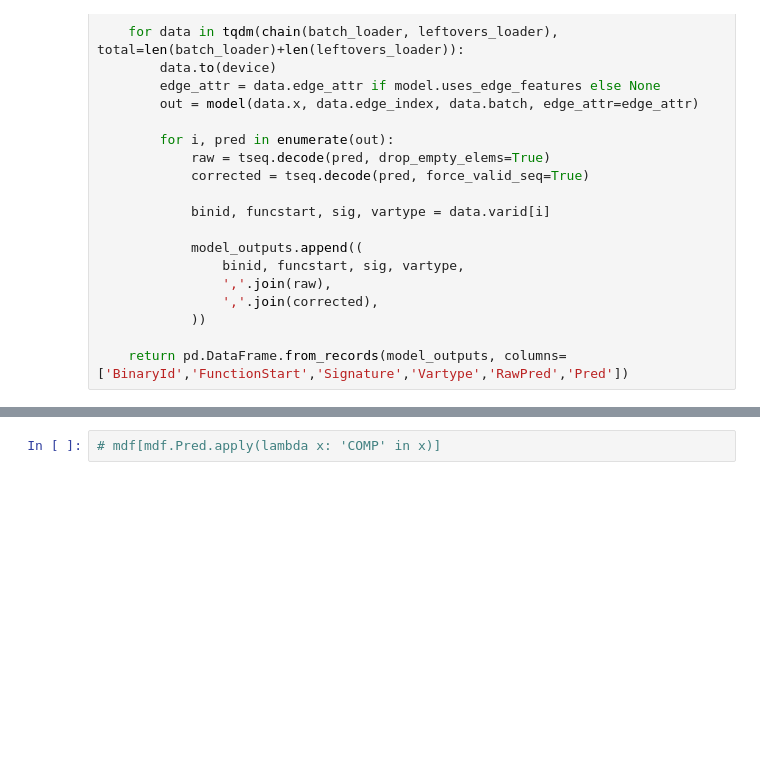
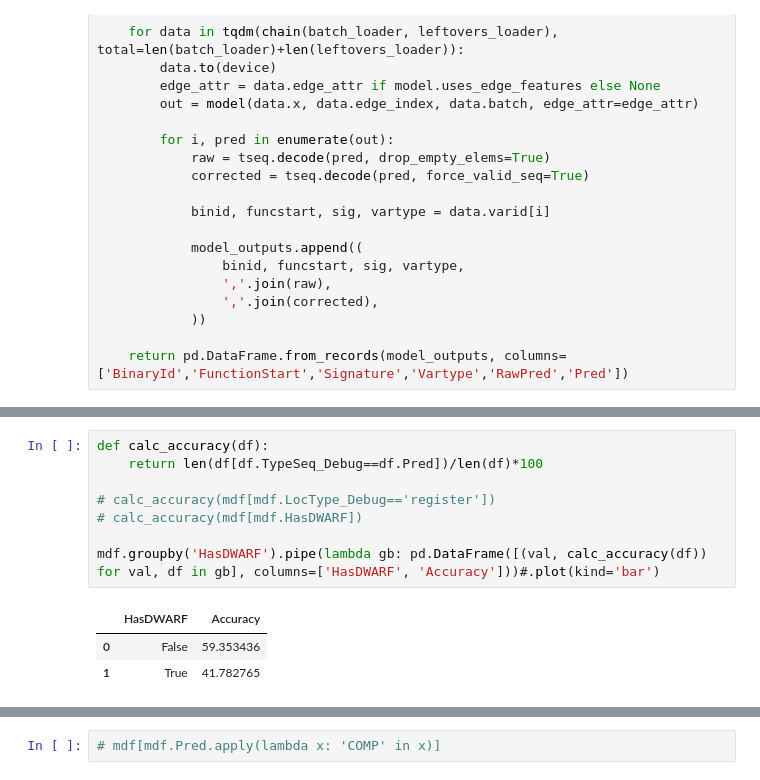
Before and after one commit to lasserre/datatype-recovery-experiments, a Jupyter notebook: notebooks/eval.ipynb, the cells around one changed output, grey strips where cells are left out. Cells and saved outputs as stored; diff of their text form; blank space fills up the shorter version.

```diff
--- a/notebooks/eval.ipynb
+++ b/notebooks/eval.ipynb
@@ -209,0 +210,12 @@ mdf
+# %%
+def calc_accuracy(df):
+    return len(df[df.TypeSeq_Debug==df.Pred])/len(df)*100
+
+# calc_accuracy(mdf[mdf.LocType_Debug=='register'])
+# calc_accuracy(mdf[mdf.HasDWARF])
+
+mdf.groupby('HasDWARF').pipe(lambda gb: pd.DataFrame([(val, calc_accuracy(df)) for val, df in gb], columns=['HasDWARF', 'Accuracy']))#.plot(kind='bar')
+# %% [output]
+|  | HasDWARF | Accuracy |
+| 0 | False | 59.353436 |
+| 1 | True | 41.782765 |
```
Also changed, not shown: parts of 20 cells of this notebook, 5 other files.
